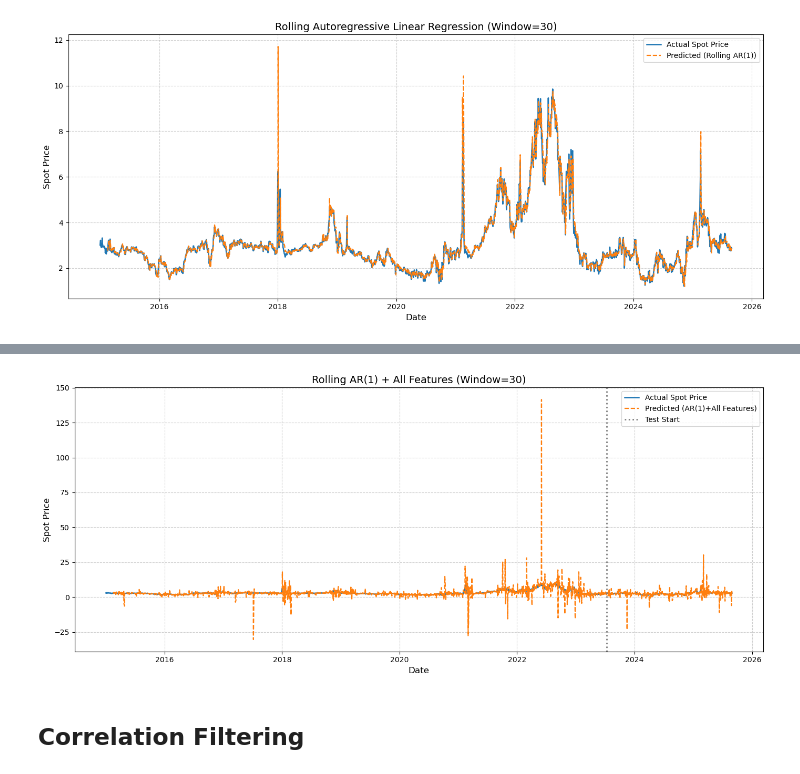
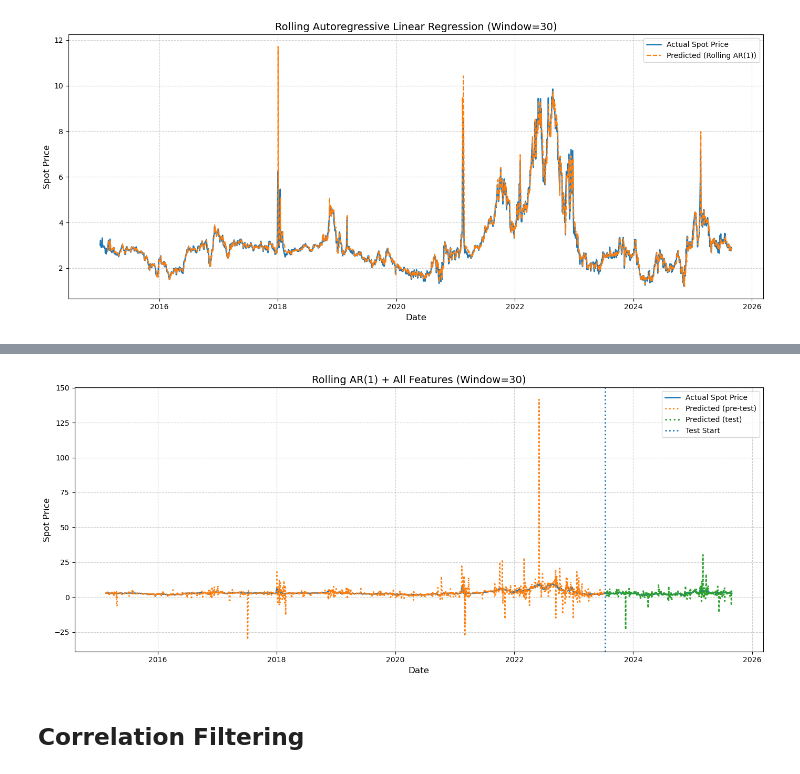
Before and after one commit to EEvaaa/JPM-LNN, a Jupyter notebook: lnn.ipynb, the cells around one changed output, grey strips where cells are left out. Saved outputs shown, nothing was run; the diff lists cells and outputs as text; code cells hidden in the pictures.

```diff
--- a/lnn.ipynb
+++ b/lnn.ipynb
@@ -158,30 +158,49 @@ Test RMSE = 2.4045
 Test MAE  = 1.1260
 # Predictions in Test: 530
 # %%
+dates = df["Date"].to_numpy()
+pred_dates = df.loc[idx_all, "Date"].to_numpy()
+
+# Masks for pre-test vs test on the prediction index space
+mask_pretest = idx_all < test_start
+mask_test    = idx_all >= test_start
 plt.figure(figsize=(14, 6))
-plt.plot(dates, prices, label="Actual Spot Price", color="tab:blue", linewidth=1.8)
-plt.plot(date_all, pred_all, label="Predicted (AR(1)+All Features)", color="tab:orange", linestyle="--", linewidth=1.6)
 
-# Highlight test region
-plt.axvline(x=dates[test_start], color="gray", linestyle=":", linewidth=2, label="Test Start")
+# Actual series over the prediction span (aligns with act_all)
+plt.plot(pred_dates, act_all, label="Actual Spot Price", linewidth=1.8)
+
+# Predicted — dotted line, split into pre-test and test
+if mask_pretest.any():
+    plt.plot(
+        pred_dates[mask_pretest], pred_all[mask_pretest],
+        linestyle=":", linewidth=2.0, label="Predicted (pre-test)"
+    )
+if mask_test.any():
+    plt.plot(
+        pred_dates[mask_test], pred_all[mask_test],
+        linestyle=":", linewidth=2.2, label="Predicted (test)"
+    )
+
+# Vertical line at test start
+plt.axvline(x=dates[test_start], linestyle=":", linewidth=2, label="Test Start")
 
 plt.title(f"Rolling AR(1) + All Features (Window={W})", fontsize=14)
 plt.xlabel("Date", fontsize=12)
 plt.ylabel("Spot Price", fontsize=12)
 plt.legend()
 plt.grid(True, linestyle="--", alpha=0.6)
 
-# Clean x-axis date formatting
+# Neat date formatting
 ax = plt.gca()
 locator = mdates.AutoDateLocator()
 formatter = mdates.ConciseDateFormatter(locator)
 ax.xaxis.set_major_locator(locator)
 ax.xaxis.set_major_formatter(formatter)
 
 plt.tight_layout()
 plt.show()
 # %% [output]
-[figure, old version]
+[figure, new version]
 # %% [markdown]
 ## Correlation Filtering
 # %%
```
Also changed, not shown: parts of 6 cells of this notebook, 1 other file.
